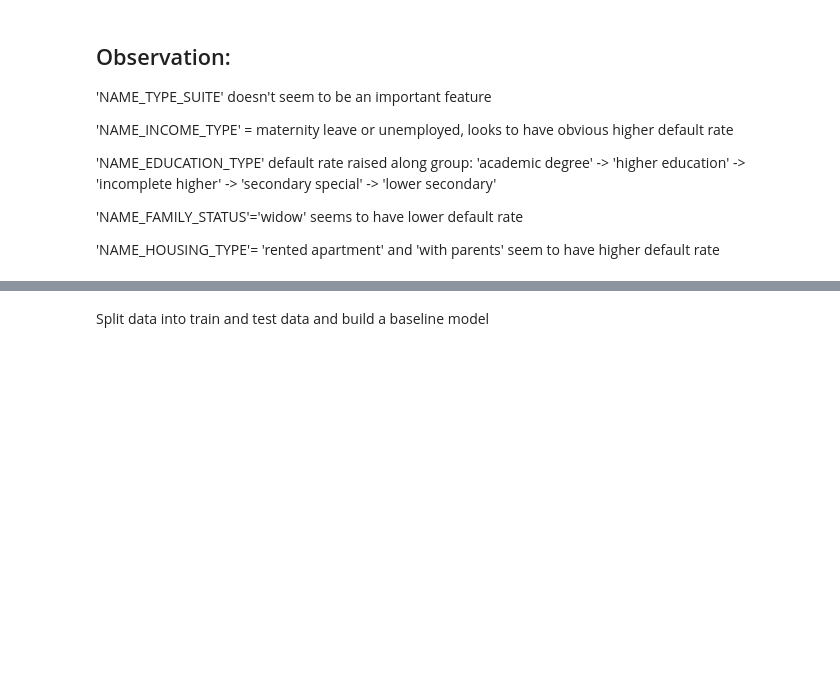
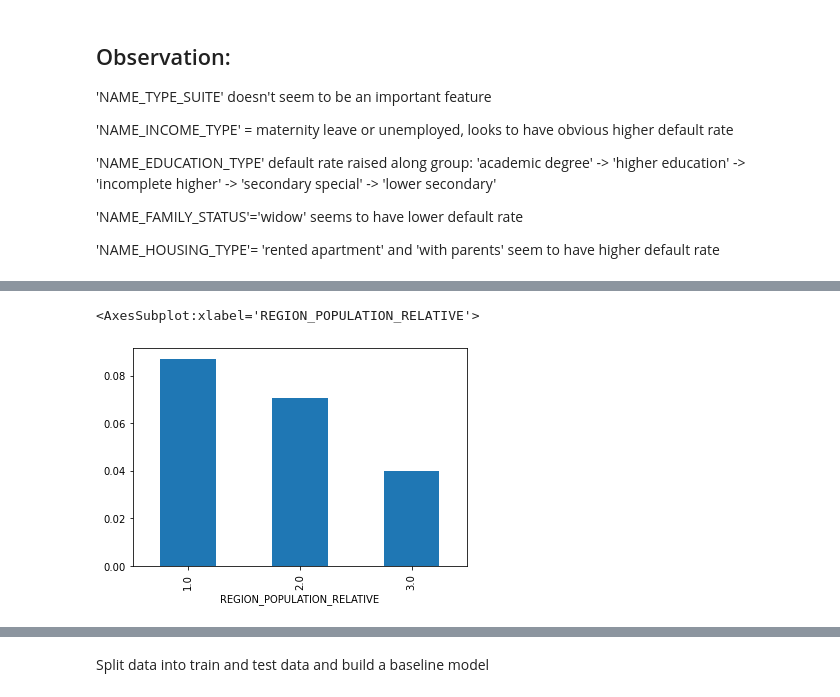
Before and after one commit to JasZeng/Home-Credit-Loan-Default-Rate-Prediction, a Jupyter notebook: HomeCredit_Project.ipynb, the cells around one changed output, grey strips where cells are left out. Saved outputs shown, nothing was run; the diff lists cells and outputs as text; code cells hidden in the pictures; blank space fills up the shorter version.

```diff
--- a/HomeCredit_Project.ipynb
+++ b/HomeCredit_Project.ipynb
@@ -226,0 +281,4 @@ client_df2['With parents']=client_df2['With parents'].astype('int')
+# %%
+client_df2['REGION_POPULATION_RELATIVE'].loc[client_df2['REGION_POPULATION_RELATIVE']>0.05] = 3
+client_df2['REGION_POPULATION_RELATIVE'].loc[(client_df2['REGION_POPULATION_RELATIVE']<=0.05)&(client_df2['REGION_POPULATION_RELATIVE']>0.025)] = 2
+client_df2['REGION_POPULATION_RELATIVE'].loc[client_df2['REGION_POPULATION_RELATIVE']<=0.025] = 1
@@ -226,0 +292,5 @@ client_df2['With parents']=client_df2['With parents'].astype('int')
+# %%
+client_df2.groupby('REGION_POPULATION_RELATIVE')['TARGET'].mean().plot(kind='bar')
+# %% [output]
+<AxesSubplot:xlabel='REGION_POPULATION_RELATIVE'>
+[figure, added]
```
Also changed, not shown: parts of 87 cells of this notebook.
